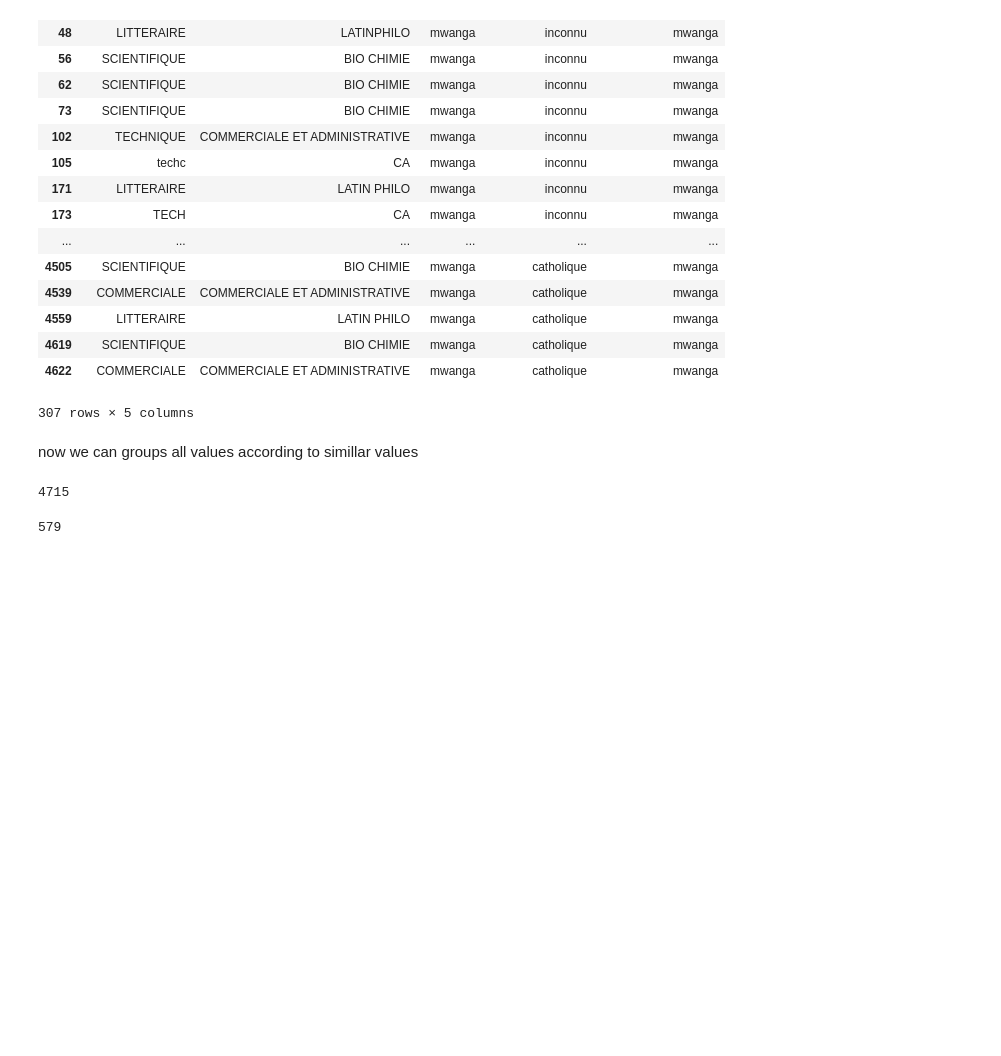
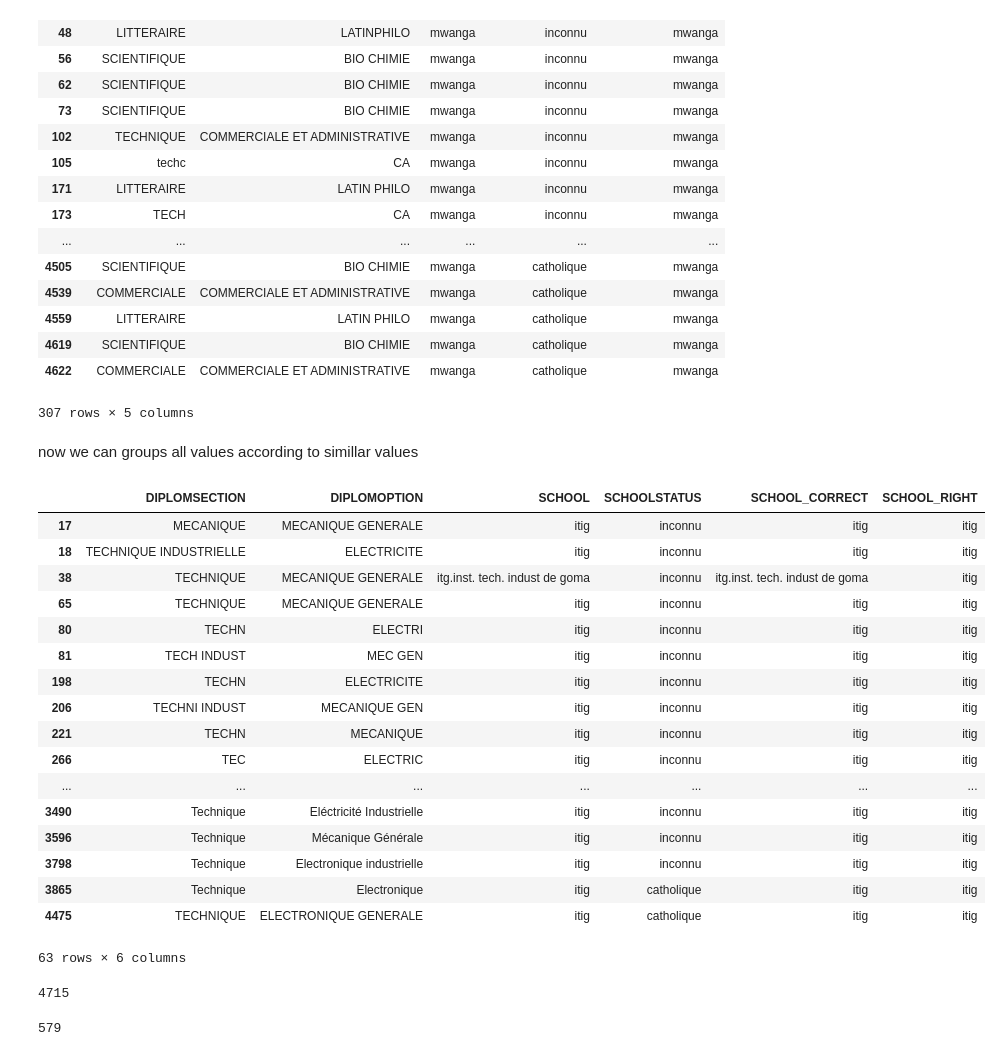
Before and after one commit to espoirMur/Student-Grade-Predictor, a Jupyter notebook: Noisy Columns.ipynb, the cells around one changed output. Cells and saved outputs as stored; diff of their text form; code cells hidden in the pictures; blank space fills up the shorter version.

Commit message:
finish grouping with diplome option

```diff
--- a/Noisy Columns.ipynb
+++ b/Noisy Columns.ipynb
@@ -249,3 +247,6 @@ Writing 'groupsSchool' (dict) to file 'schoolNames.txt'.
+# %%
+schools=np.array(list(set((dataset.SCHOOL.apply(removeNames)))))
+(groupsSchool,labels)=groupLev(schools)
 # %%
 schoolMOst=schoolMOst.apply(removeNames ) #remove names
 # %% [output]
@@ -796,6 +797,8 @@ len(groupsSchool)
 537
 # %%
 dataset['SCHOOL_CORRECT']=dataset.SCHOOL.apply(removeNames)
+# %%
+dataset['SCHOOL_RIGHT']=dataset.SCHOOL
 # %%
 len(dataset.SCHOOL.value_counts())-len(dataset.SCHOOL_CORRECT.value_counts())
 # %% [output]
@@ -825,7 +828,28 @@ dataset.loc[dataset.SCHOOL_CORRECT.isin(groupsSchool['mwanga'])]
 now we can groups all values according to simillar values
 # %%
 for x in groupsSchool.keys():
-    dataset.SCHOOL.loc[dataset.SCHOOL_CORRECT.isin(groupsSchool.get(x))]=x
+    dataset.SCHOOL_RIGHT.loc[dataset.SCHOOL_CORRECT.isin(groupsSchool.get(x))]=x
+# %%
+dataset.loc[dataset.SCHOOL_RIGHT=='itig']
+# %% [output]
+|  | DIPLOMSECTION | DIPLOMOPTION | SCHOOL | SCHOOLSTATUS | SCHOOL_CORRECT | SCHOOL_RIGHT |
+| 17 | MECANIQUE | MECANIQUE GENERALE | itig | inconnu | itig | itig |
+| 18 | TECHNIQUE INDUSTRIELLE | ELECTRICITE | itig | inconnu | itig | itig |
+| 38 | TECHNIQUE | MECANIQUE GENERALE | itg.inst. tech. indust de goma | inconnu | itg.inst. tech. indust de goma | itig |
+| 65 | TECHNIQUE | MECANIQUE GENERALE | itig | inconnu | itig | itig |
+| 80 | TECHN | ELECTRI | itig | inconnu | itig | itig |
+| 81 | TECH INDUST | MEC GEN | itig | inconnu | itig | itig |
+| 198 | TECHN | ELECTRICITE | itig | inconnu | itig | itig |
+| 206 | TECHNI INDUST | MECANIQUE GEN | itig | inconnu | itig | itig |
+| 221 | TECHN | MECANIQUE | itig | inconnu | itig | itig |
+| 266 | TEC | ELECTRIC | itig | inconnu | itig | itig |
+| ... | ... | ... | ... | ... | ... | ... |
+| 3490 | Technique | Eléctricité Industrielle | itig | inconnu | itig | itig |
+| 3596 | Technique | Mécanique Générale | itig | inconnu | itig | itig |
+| 3798 | Technique | Electronique industrielle | itig | inconnu | itig | itig |
+| 3865 | Technique | Electronique | itig | catholique | itig | itig |
+| 4475 | TECHNIQUE | ELECTRONIQUE GENERALE | itig | catholique | itig | itig |
+63 rows × 6 columns
 # %%
 len(dataset)
 # %% [output]
```
Also changed, not shown: parts of 69 cells of this notebook, 3 other files.
